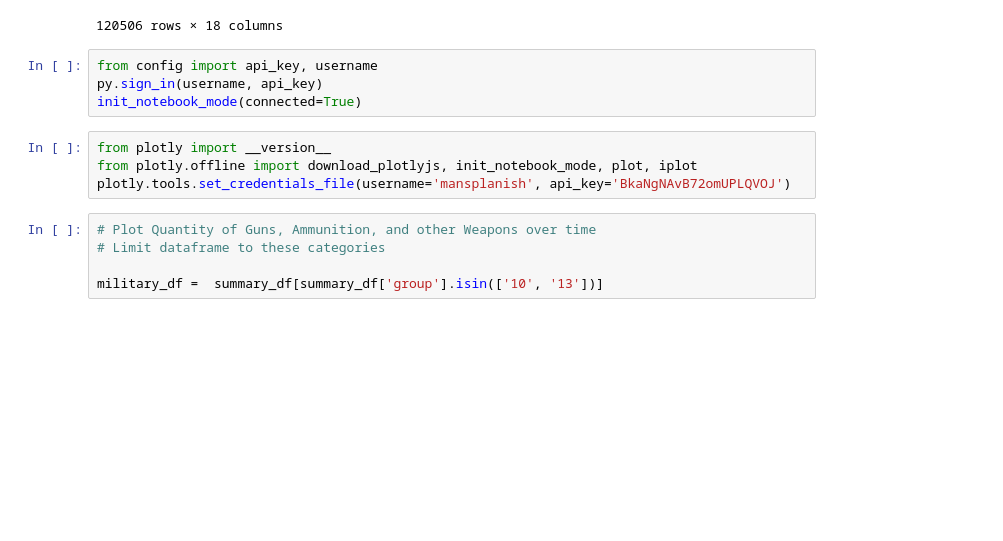
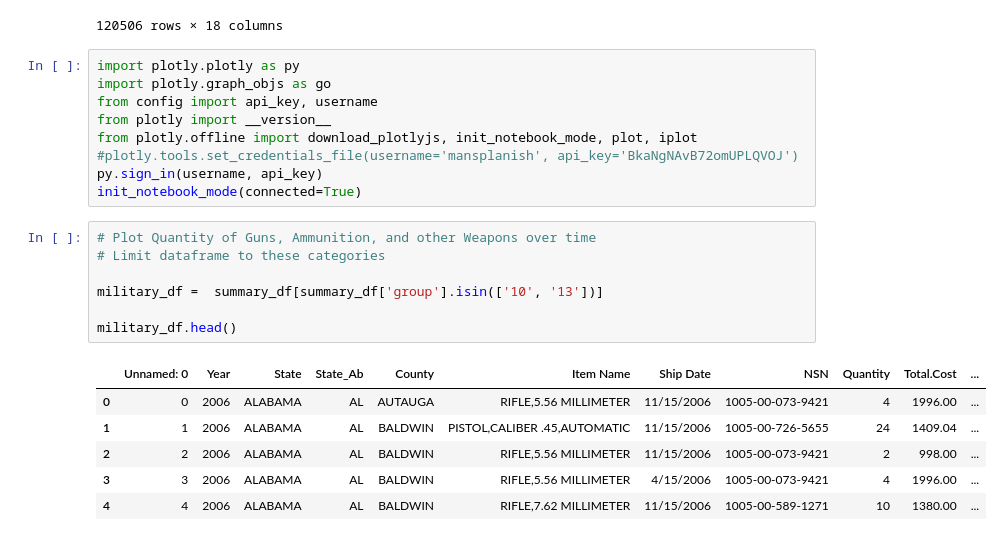
Before and after one commit to jkennedy74/DataViz_Project1, a Jupyter notebook: 1033 Data.ipynb, the cells around one changed output. Cells and saved outputs as stored; diff of their text form; blank space fills up the shorter version.

```diff
--- a/1033 Data.ipynb
+++ b/1033 Data.ipynb
@@ -94,16 +114,26 @@ summary_df
 | 120504 | 120504 | 2014 | OHIO | OH | AUGLAIZE | MECHANICAL PRESSES, POWER DRIVEN | 3/15/2014 | 3443-DS-MEC-HPRS | 1 | 0.00 | ... |
 | 120505 | 120505 | 2014 | TEXAS | TX | COLLIN | No Item Name Available | 3/15/2014 | 5910-01-059-0245 | 1 | 34.40 | ... |
 120506 rows × 18 columns
-# %%
-from config import api_key, username
-py.sign_in(username, api_key)
-init_notebook_mode(connected=True)
 # %%
+import plotly.plotly as py
+import plotly.graph_objs as go
+from config import api_key, username
 from plotly import __version__
 from plotly.offline import download_plotlyjs, init_notebook_mode, plot, iplot
-plotly.tools.set_credentials_file(username='mansplanish', api_key='BkaNgNAvB72omUPLQVOJ')
+#plotly.tools.set_credentials_file(username='mansplanish', api_key='BkaNgNAvB72omUPLQVOJ')
+py.sign_in(username, api_key)
+init_notebook_mode(connected=True)
 # %%
 # Plot Quantity of Guns, Ammunition, and other Weapons over time
 # Limit dataframe to these categories
 
 military_df =  summary_df[summary_df['group'].isin(['10', '13'])]
+
+military_df.head()
+# %% [output]
+|  | Unnamed: 0 | Year | State | State_Ab | County | Item Name | Ship Date | NSN | Quantity | Total.Cost | ... |
+| 0 | 0 | 2006 | ALABAMA | AL | AUTAUGA | RIFLE,5.56 MILLIMETER | 11/15/2006 | 1005-00-073-9421 | 4 | 1996.00 | ... |
+| 1 | 1 | 2006 | ALABAMA | AL | BALDWIN | PISTOL,CALIBER .45,AUTOMATIC | 11/15/2006 | 1005-00-726-5655 | 24 | 1409.04 | ... |
+| 2 | 2 | 2006 | ALABAMA | AL | BALDWIN | RIFLE,5.56 MILLIMETER | 11/15/2006 | 1005-00-073-9421 | 2 | 998.00 | ... |
+| 3 | 3 | 2006 | ALABAMA | AL | BALDWIN | RIFLE,5.56 MILLIMETER | 4/15/2006 | 1005-00-073-9421 | 4 | 1996.00 | ... |
+| 4 | 4 | 2006 | ALABAMA | AL | BALDWIN | RIFLE,7.62 MILLIMETER | 11/15/2006 | 1005-00-589-1271 | 10 | 1380.00 | ... |
```
Also changed, not shown: parts of 13 cells of this notebook, 1 other file.
